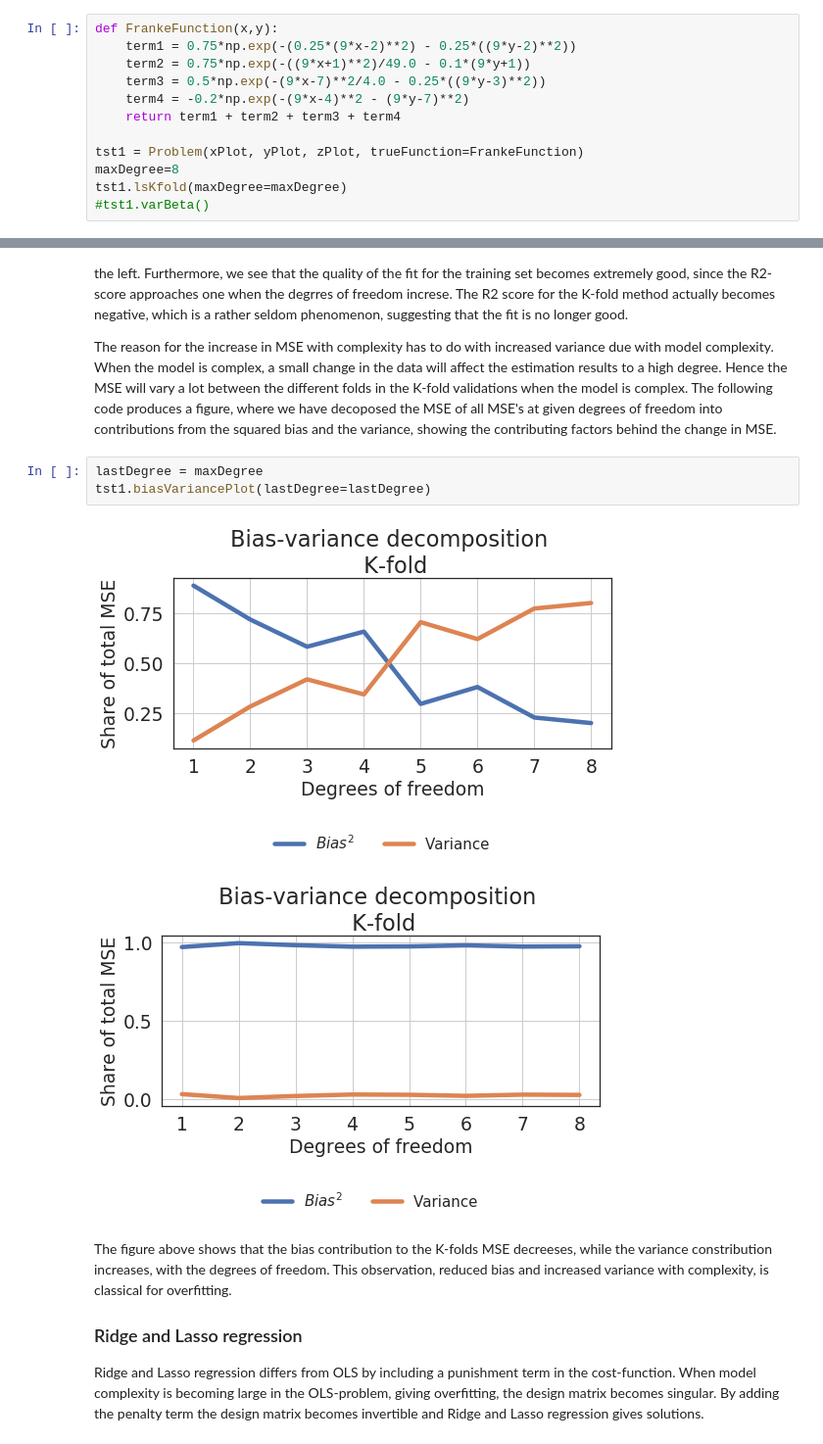
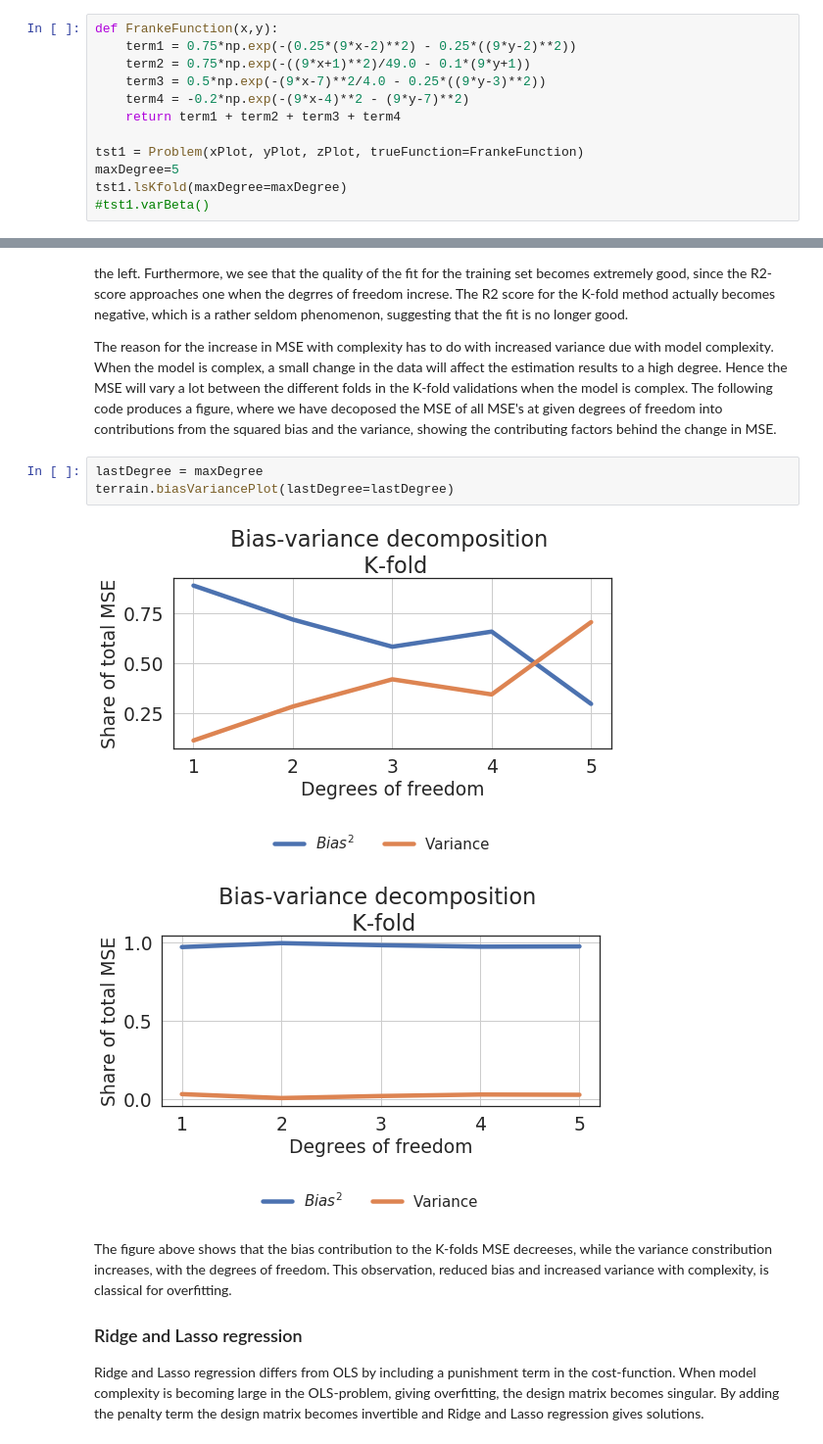
Before and after one commit to kaaja/ADAML, a Jupyter notebook: m1/m1Class.ipynb, the cells around one changed output, grey strips where cells are left out. Shown at 98% size. Cells and saved outputs as stored; diff of their text form.

```diff
--- a/m1/m1Class.ipynb
+++ b/m1/m1Class.ipynb
@@ -29,6 +29,6 @@ def FrankeFunction(x,y):
     return term1 + term2 + term3 + term4
 
 tst1 = Problem(xPlot, yPlot, zPlot, trueFunction=FrankeFunction)
-maxDegree=8
+maxDegree=5
 tst1.lsKfold(maxDegree=maxDegree)
 #tst1.varBeta()
@@ -75,10 +57,10 @@ Another way to study the fit, is by computation of the so-called R2-score. An R2
 The reason for the increase in MSE with complexity has to do with increased variance due with model complexity. When the model is complex, a small change in the data will affect the estimation results to a high degree. Hence the MSE will vary a lot between the different folds in the K-fold validations when the model is complex. The following code produces a figure, where we have decoposed the MSE of all MSE's at given degrees of freedom into contributions from the squared bias and the variance, showing the contributing factors behind the change in MSE.
 # %%
 lastDegree = maxDegree
-tst1.biasVariancePlot(lastDegree=lastDegree)
+terrain.biasVariancePlot(lastDegree=lastDegree)
 # %% [output]
-[figure, old version]
+[figure, new version]
-[figure, old version]
+[figure, new version]
 # %% [markdown]
 The figure above shows that the bias contribution to the K-folds MSE decreeses, while the variance constribution increases, with the degrees of freedom. This observation, reduced bias and increased variance with complexity, is classical for overfitting.
 
```
Also changed, not shown: parts of 17 cells of this notebook, 1 other file.
